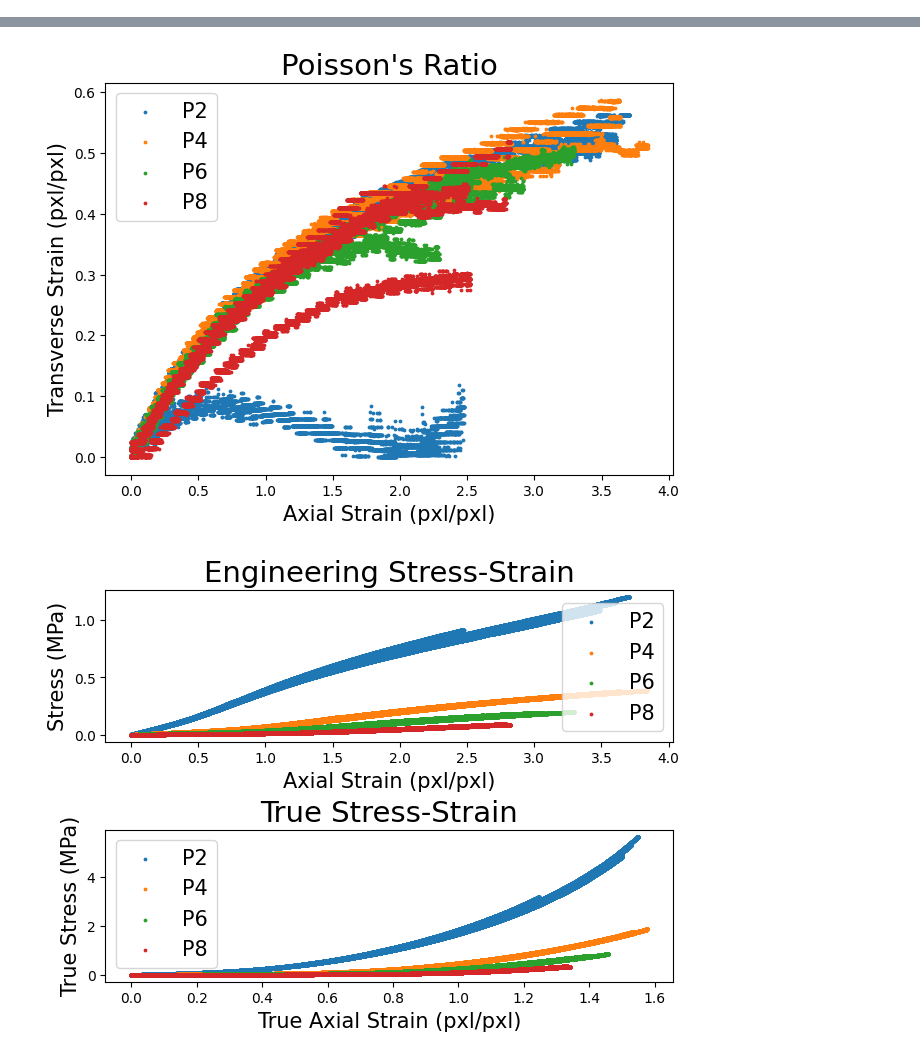
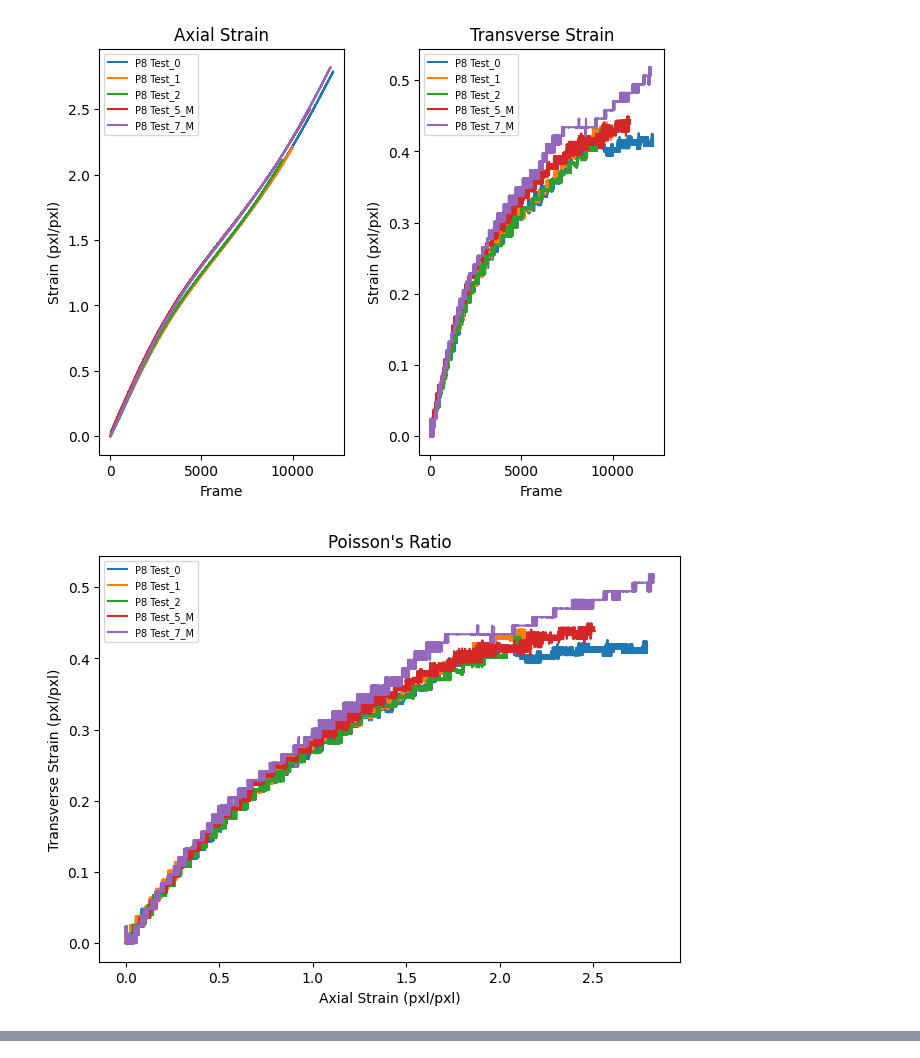
Before and after one commit to TheDuckenEngineer/PVC-Tensile-Experiment, a Jupyter notebook: Strain Processing.ipynb, the cells around one changed output, grey strips where cells are left out. Saved outputs shown, nothing was run; the diff lists cells and outputs as text; code cells hidden in the pictures.

```diff
--- a/Strain Processing.ipynb
+++ b/Strain Processing.ipynb
@@ -26,13 +26,13 @@ tracked = ParticleIdentify(folderName, searchRegion, lowerColorLims, useKernel,
 # process the data and compile, getting strain and stress calculations
 axDist, axStrain, transDist, transStrain, stress  = StrainFunction(folderName, tracked)
 # %%
-"""Overlay the individual modeling dataset on a plot"""
+"""Overlay the individual modeling datasets on a plot"""
 from pvc_tensile_experiment.Functions import DataReader
 import os; import matplotlib.pyplot as plt
 import numpy as np
 
 # the desired plasticizer ratio
-plastiRatio = 'P2'
+plastiRatio = 'P8'
 
 # list the processed file names
 fileNames = [i for i in os.listdir('Data/Modeling data') if i.find(f'{plastiRatio}') != -1]
@@ -59,30 +59,33 @@ for name in fileNames:
     axs[1].plot(transStrain, label = f'{name}')
     axs[0].set_title('Axial Strain')
     axs[1].set_title('Transverse Strain')
     axs[0].set_xlabel('Frame')
     axs[1].set_xlabel('Frame')
     axs[0].set_ylabel('Strain (pxl/pxl)')
     axs[1].set_ylabel('Strain (pxl/pxl)')
     axs[0].legend(fontsize = 7)
     axs[1].legend(fontsize = 7)
 
     # plot poissons ratio
     axs1.plot(axStrain, transStrain, label = f'{name}')
     axs1.set_title("Poisson's Ratio")
     axs1.set_xlabel('Axial Strain (pxl/pxl)')
     axs1.set_ylabel('Transverse Strain (pxl/pxl)')
     axs1.legend(fontsize = 7)
 
     # plot engineering stress-strain and true stress-strain
     axs2[0].plot(axStrain, stress, label = f'{name}')
     axs2[1].plot(axStrainTrue, stressTrue, label = f'{name}')
     axs2[0].set_xlabel('Engineering Strain (pxl/pxl)')
     axs2[1].set_xlabel('True Axial Strain (pxl/pxl)')
     axs2[0].set_ylabel('Stress (MPa)')
     axs2[1].set_ylabel('True Stress (MPa)')
     axs2[0].set_title('Engineering Stress-Strain')
     axs2[1].set_title('True Stress-Strain')
     axs2[0].legend(fontsize = 7)
     axs2[1].legend(fontsize = 7)
 
 plt.show()
+# %% [output]
+[figure, added]
+[figure, added]
@@ -89,5 +93,5 @@ plt.show()
 # %%
-"""Overlay the all modeling datasets indivually"""
+"""Overlay the all modeling datasets to compare platicizer"""
 from pvc_tensile_experiment.Functions import DataComplile
 import matplotlib.pyplot as plt; import numpy as np
 
@@ -131,6 +135,3 @@ for plastiRatio in ['P2', 'P4', 'P6', 'P8']:
 
 
 plt.show()
-# %% [output]
-[figure, removed]
-[figure, removed]
```
Also changed, not shown: parts of 4 cells of this notebook.
